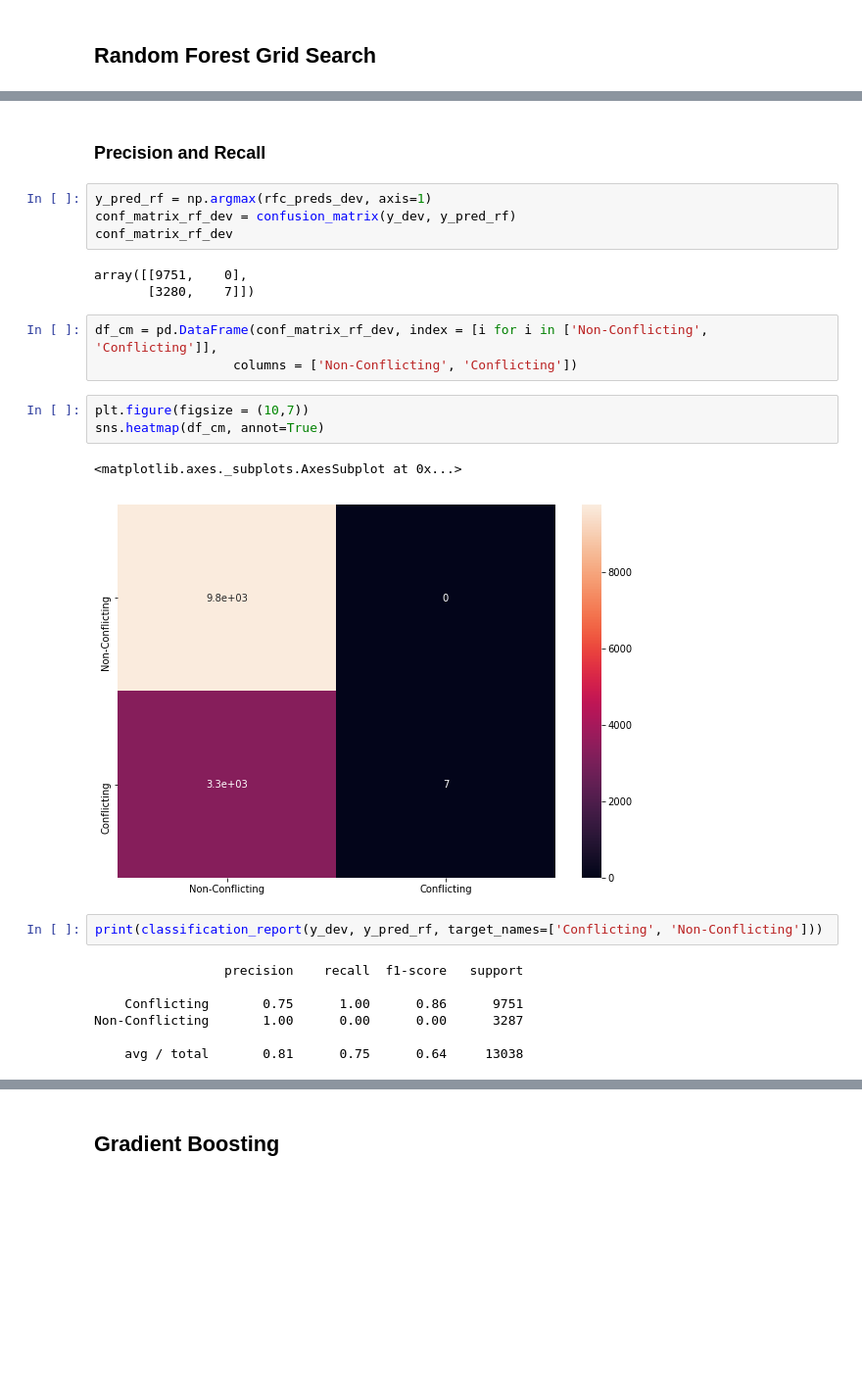
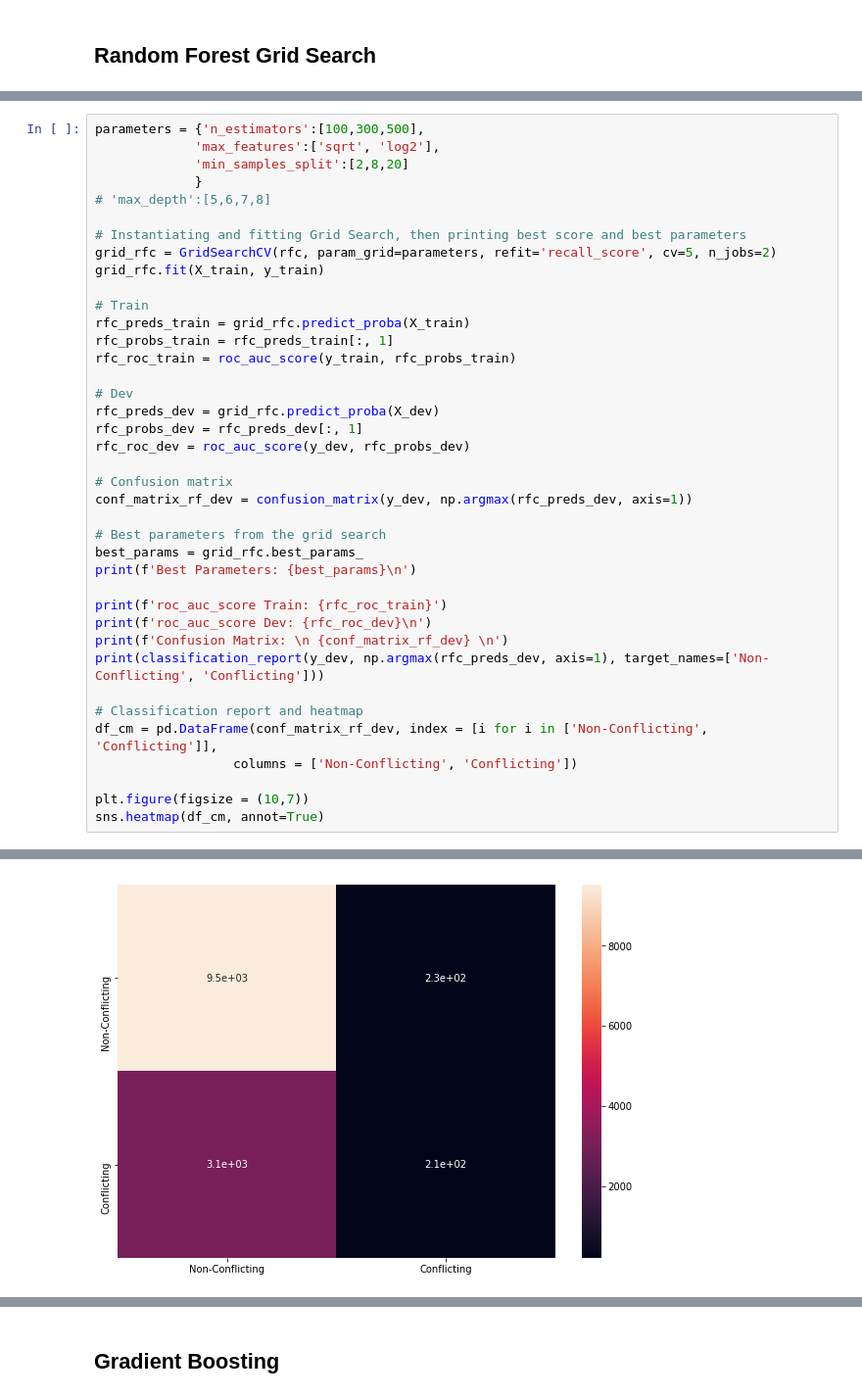
Before and after one commit to brendanmcgivern/data-science, a Jupyter notebook: ml_capstone/ml_capstone_final.ipynb, the cells around one changed output, grey strips where cells are left out. Shown at 98% size. Saved outputs shown, nothing was run; the diff lists cells and outputs as text; blank space fills up the shorter version.

```diff
--- a/ml_capstone/ml_capstone_final.ipynb
+++ b/ml_capstone/ml_capstone_final.ipynb
@@ -568,27 +547,40 @@ The Random Forest model and the Logistic Regression model are very similar in th
-# %% [markdown]
-### Precision and Recall
-# %%
-y_pred_rf = np.argmax(rfc_preds_dev, axis=1)
-conf_matrix_rf_dev = confusion_matrix(y_dev, y_pred_rf)
-conf_matrix_rf_dev
-# %% [output]
-array([[9751,    0],
-       [3280,    7]])
-# %%
-df_cm = pd.DataFrame(conf_matrix_rf_dev, index = [i for i in ['Non-Conflicting', 'Conflicting']],
-                  columns = ['Non-Conflicting', 'Conflicting'])
-# %%
-plt.figure(figsize = (10,7))
-sns.heatmap(df_cm, annot=True)
-# %% [output]
-<matplotlib.axes._subplots.AxesSubplot at 0x...>
-[figure, removed]
-# %%
-print(classification_report(y_dev, y_pred_rf, target_names=['Conflicting', 'Non-Conflicting']))
-# %% [output]
-                 precision    recall  f1-score   support
-
-    Conflicting       0.75      1.00      0.86      9751
-Non-Conflicting       1.00      0.00      0.00      3287
-
-    avg / total       0.81      0.75      0.64     13038
+# %%
+parameters = {'n_estimators':[100,300,500],
+             'max_features':['sqrt', 'log2'],
+             'min_samples_split':[2,8,20]
+             }
+# 'max_depth':[5,6,7,8]
+
+# Instantiating and fitting Grid Search, then printing best score and best parameters
+grid_rfc = GridSearchCV(rfc, param_grid=parameters, refit='recall_score', cv=5, n_jobs=2)
+grid_rfc.fit(X_train, y_train)
+
+# Train
+rfc_preds_train = grid_rfc.predict_proba(X_train)
+rfc_probs_train = rfc_preds_train[:, 1]
+rfc_roc_train = roc_auc_score(y_train, rfc_probs_train)
+
+# Dev
+rfc_preds_dev = grid_rfc.predict_proba(X_dev)
+rfc_probs_dev = rfc_preds_dev[:, 1]
+rfc_roc_dev = roc_auc_score(y_dev, rfc_probs_dev)
+
+# Confusion matrix
+conf_matrix_rf_dev = confusion_matrix(y_dev, np.argmax(rfc_preds_dev, axis=1))
+
+# Best parameters from the grid search
+best_params = grid_rfc.best_params_
+print(f'Best Parameters: {best_params}\n')
+
+print(f'roc_auc_score Train: {rfc_roc_train}')
+print(f'roc_auc_score Dev: {rfc_roc_dev}\n')
+print(f'Confusion Matrix: \n {conf_matrix_rf_dev} \n')
+print(classification_report(y_dev, np.argmax(rfc_preds_dev, axis=1), target_names=['Non-Conflicting', 'Conflicting']))
+
+# Classification report and heatmap
+df_cm = pd.DataFrame(conf_matrix_rf_dev, index = [i for i in ['Non-Conflicting', 'Conflicting']],
+                  columns = ['Non-Conflicting', 'Conflicting'])
+
+plt.figure(figsize = (10,7))
+sns.heatmap(df_cm, annot=True)
+# %% [output]
@@ -594,0 +603 @@ Non-Conflicting       1.00      0.00      0.00      3287
+[figure, added]
```
Also changed, not shown: parts of 27 cells of this notebook.
